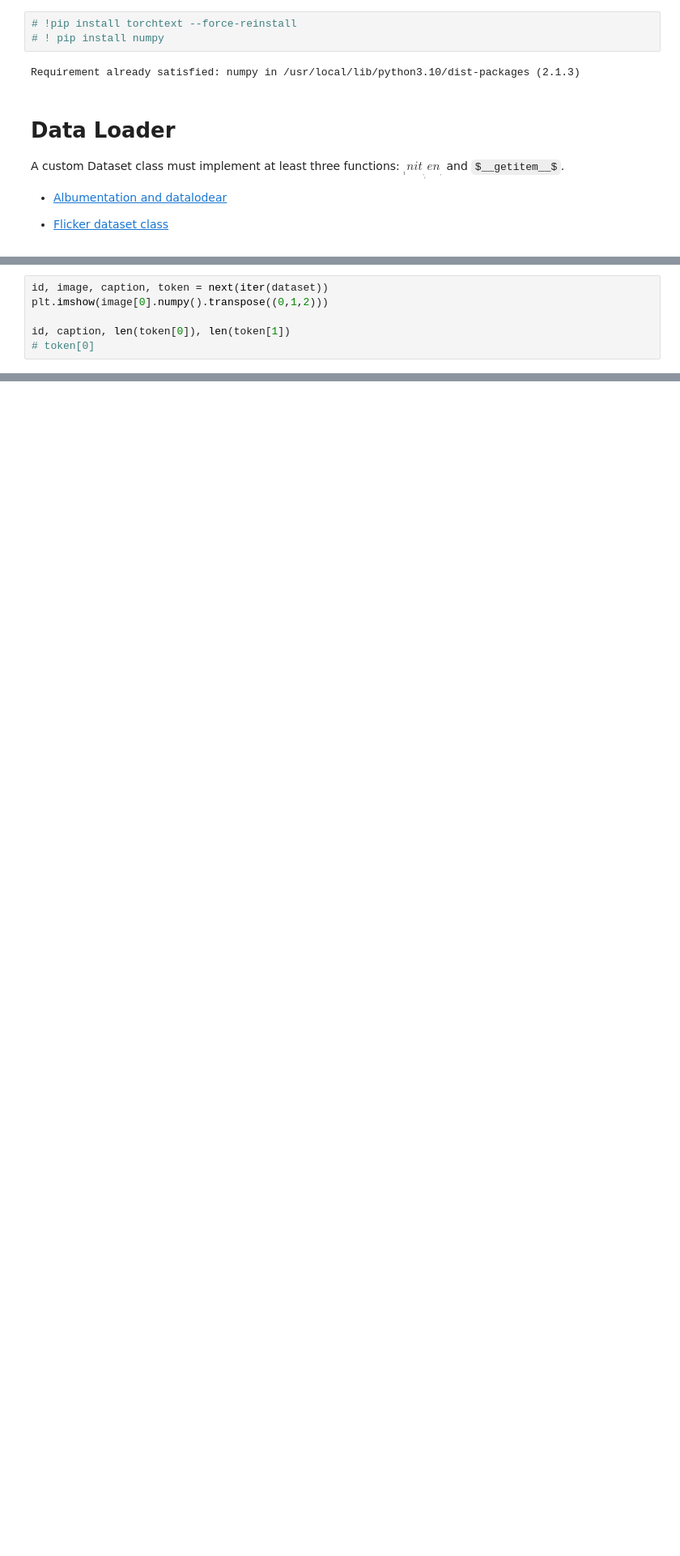
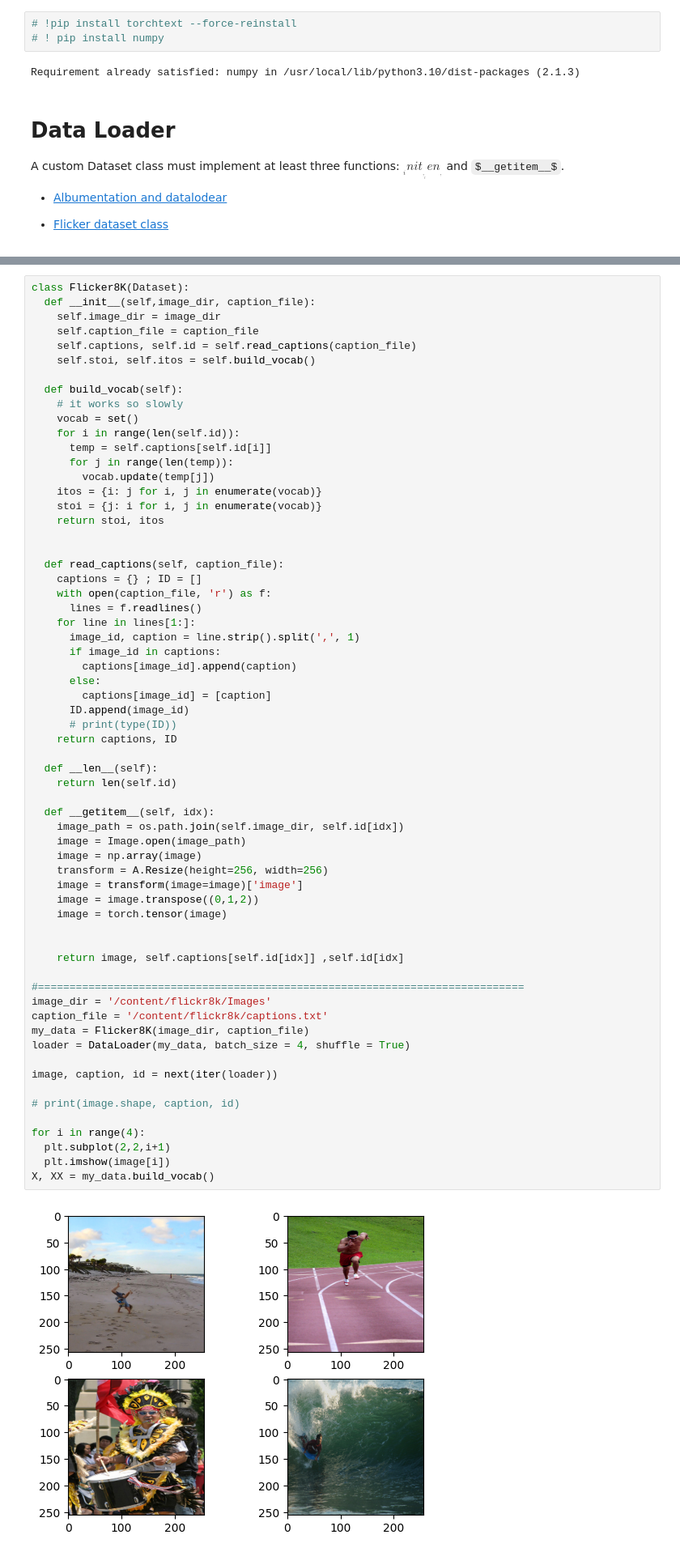
Before and after one commit to mahdisabetkish/Vision2Words, a Jupyter notebook: Flicker8k.ipynb, the cells around one changed output, grey strips where cells are left out. Shown at 81% size. Drawn from its saved outputs; the diff is of its cells as text; some formulas as TeX source; blank space fills up the shorter version.

Commit message:
Dataset Class

```diff
--- a/Flicker8k.ipynb
+++ b/Flicker8k.ipynb
@@ -130,6 +58,0 @@ dataset = DataLoader(data, batch_size = 1, shuffle = True)
-# %%
-id, image, caption, token = next(iter(dataset))
-plt.imshow(image[0].numpy().transpose((0,1,2)))
-
-id, caption, len(token[0]), len(token[1])
-# token[0]
@@ -145,0 +59,65 @@ id, caption, len(token[0]), len(token[1])
+# %%
+class Flicker8K(Dataset):
+  def __init__(self,image_dir, caption_file):
+    self.image_dir = image_dir
+    self.caption_file = caption_file
+    self.captions, self.id = self.read_captions(caption_file)
+    self.stoi, self.itos = self.build_vocab()
+
+  def build_vocab(self):
+    # it works so slowly
+    vocab = set()
+    for i in range(len(self.id)):
+      temp = self.captions[self.id[i]]
+      for j in range(len(temp)):
+        vocab.update(temp[j])
+    itos = {i: j for i, j in enumerate(vocab)}
+    stoi = {j: i for i, j in enumerate(vocab)}
+    return stoi, itos
+
+
+  def read_captions(self, caption_file):
+    captions = {} ; ID = []
+    with open(caption_file, 'r') as f:
+      lines = f.readlines()
+    for line in lines[1:]:
+      image_id, caption = line.strip().split(',', 1)
+      if image_id in captions:
+        captions[image_id].append(caption)
+      else:
+        captions[image_id] = [caption]
+      ID.append(image_id)
+      # print(type(ID))
+    return captions, ID
+
+  def __len__(self):
+    return len(self.id)
+
+  def __getitem__(self, idx):
+    image_path = os.path.join(self.image_dir, self.id[idx])
+    image = Image.open(image_path)
+    image = np.array(image)
+    transform = A.Resize(height=256, width=256)
+    image = transform(image=image)['image']
+    image = image.transpose((0,1,2))
+    image = torch.tensor(image)
+
+
+    return image, self.captions[self.id[idx]] ,self.id[idx]
+
+#=============================================================================
+image_dir = '/content/flickr8k/Images'
+caption_file = '/content/flickr8k/captions.txt'
+my_data = Flicker8K(image_dir, caption_file)
+loader = DataLoader(my_data, batch_size = 4, shuffle = True)
+
+image, caption, id = next(iter(loader))
+
+# print(image.shape, caption, id)
+
+for i in range(4):
+  plt.subplot(2,2,i+1)
+  plt.imshow(image[i])
+X, XX = my_data.build_vocab()
+# %% [output]
+[figure, added]
```
Also changed, not shown: parts of 4 cells of this notebook.
